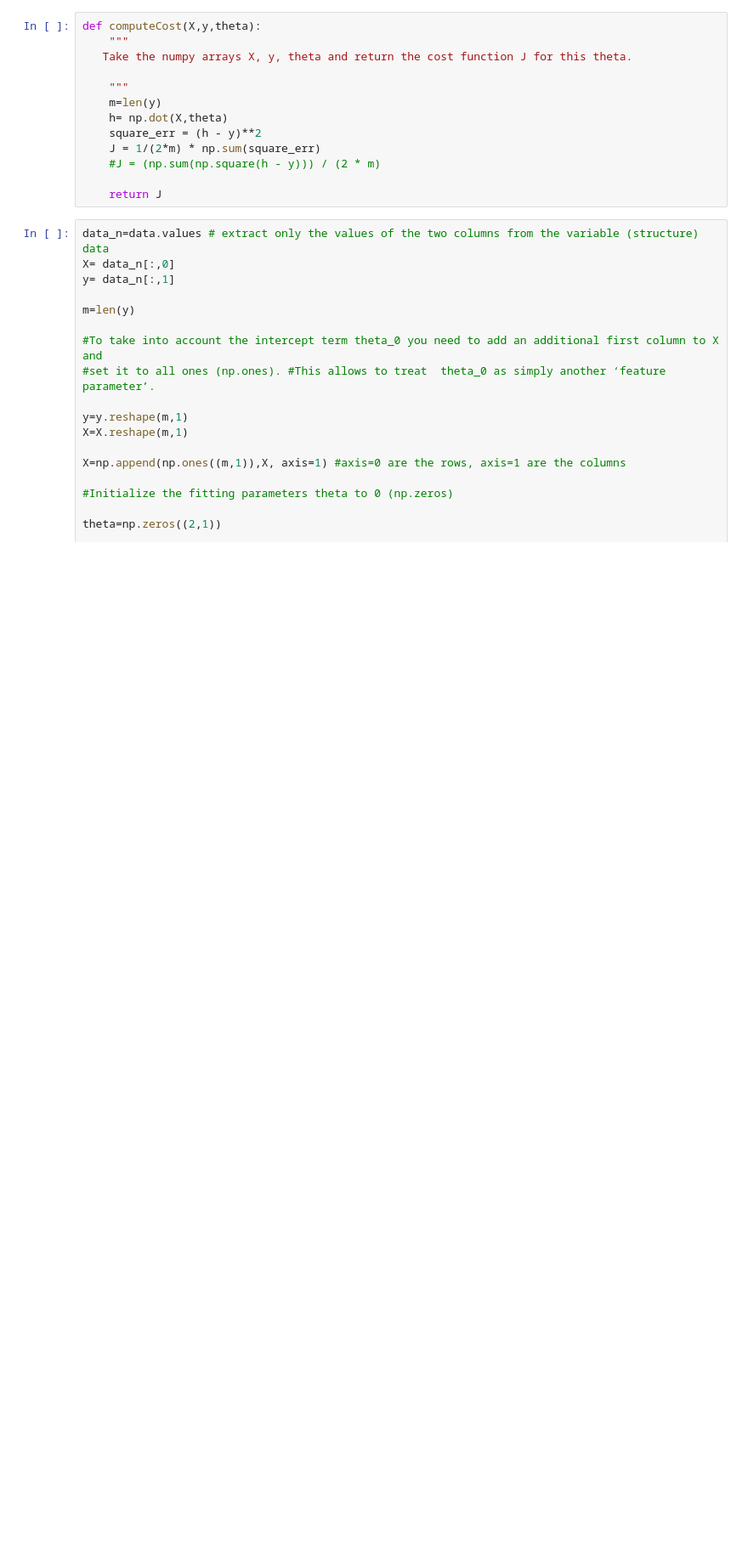
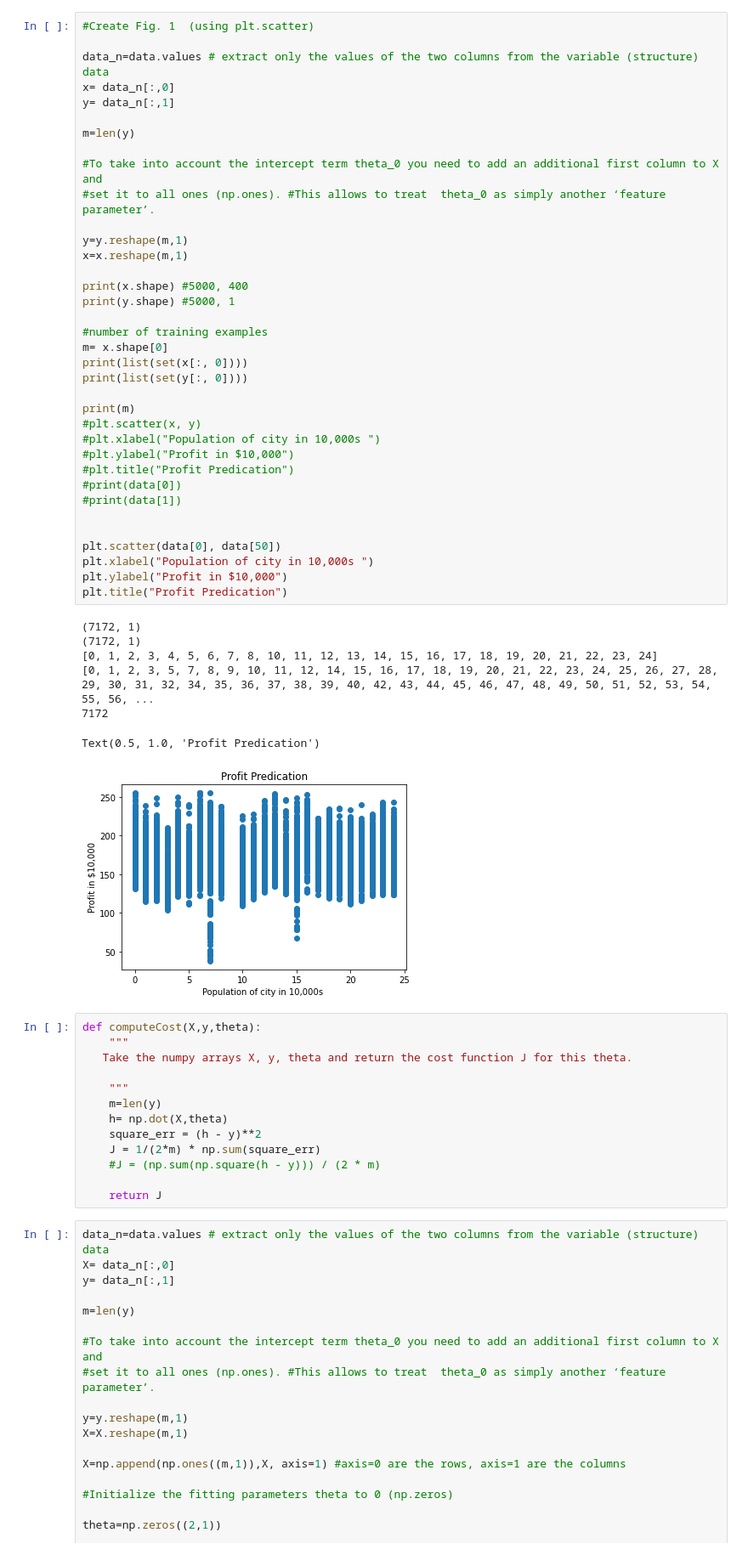
Before and after one commit to renatovalente5/AA-Projs, a Jupyter notebook: main.ipynb, the cells around one changed output. Shown at 85% size. Cells and saved outputs as stored; diff of their text form; blank space fills up the shorter version.

```diff
--- a/main.ipynb
+++ b/main.ipynb
@@ -38,3 +51,47 @@ Text(0.5, 1.0, 'Profit Predication')
+# %%
+#Create Fig. 1  (using plt.scatter)
+
+data_n=data.values # extract only the values of the two columns from the variable (structure) data
+x= data_n[:,0]
+y= data_n[:,1]
+
+m=len(y)
+
+#To take into account the intercept term theta_0 you need to add an additional first column to X and
+#set it to all ones (np.ones). #This allows to treat  theta_0 as simply another ‘feature parameter’.
+
+y=y.reshape(m,1)
+x=x.reshape(m,1)
+
+print(x.shape) #5000, 400
+print(y.shape) #5000, 1
+
+#number of training examples
+m= x.shape[0]
+print(list(set(x[:, 0])))
+print(list(set(y[:, 0])))
+
+print(m)
+#plt.scatter(x, y)
+#plt.xlabel("Population of city in 10,000s ")
+#plt.ylabel("Profit in $10,000")
+#plt.title("Profit Predication")
+#print(data[0])
+#print(data[1])
+
+
+plt.scatter(data[0], data[50])
+plt.xlabel("Population of city in 10,000s ")
+plt.ylabel("Profit in $10,000")
+plt.title("Profit Predication")
+# %% [output]
+(7172, 1)
+(7172, 1)
+[0, 1, 2, 3, 4, 5, 6, 7, 8, 10, 11, 12, 13, 14, 15, 16, 17, 18, 19, 20, 21, 22, 23, 24]
+[0, 1, 2, 3, 5, 7, 8, 9, 10, 11, 12, 14, 15, 16, 17, 18, 19, 20, 21, 22, 23, 24, 25, 26, 27, 28, 29, 30, 31, 32, 34, 35, 36, 37, 38, 39, 40, 42, 43, 44, 45, 46, 47, 48, 49, 50, 51, 52, 53, 54, 55, 56, ...
+7172
+Text(0.5, 1.0, 'Profit Predication')
+[figure, added]
 # %%
 def computeCost(X,y,theta):
     """
```
Also changed, not shown: parts of 4 cells of this notebook, 1 other file.
